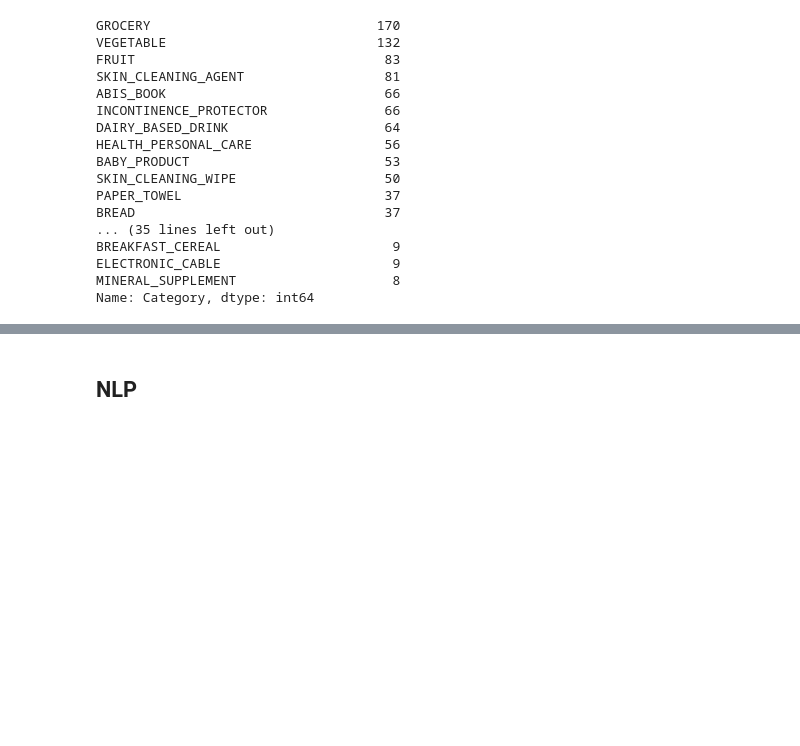
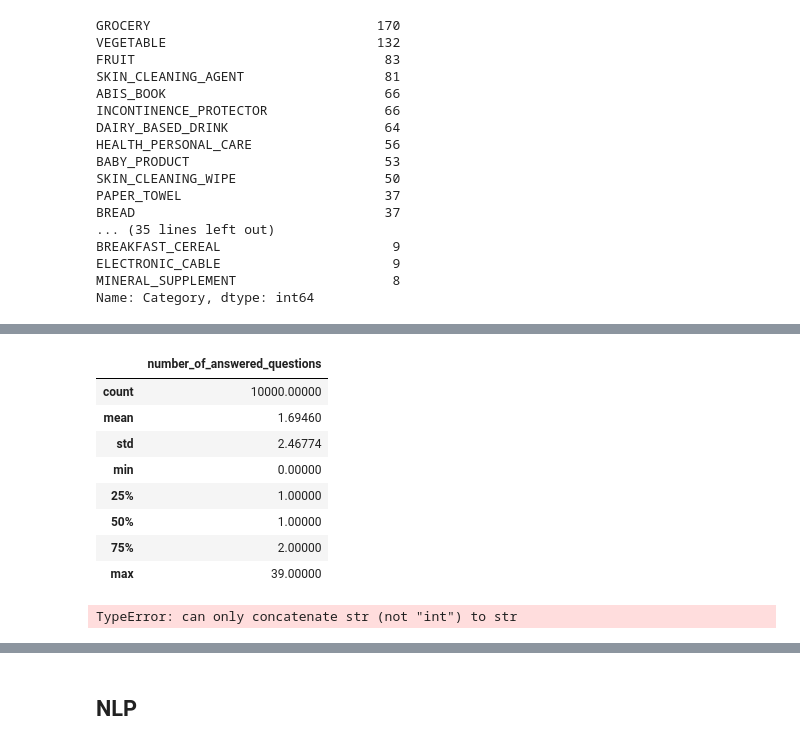
Before and after one commit to cotica/capstone, a Jupyter notebook: code/Amazon-order-history-EDA.ipynb, the cells around one changed output, grey strips where cells are left out. Cells and saved outputs as stored; diff of their text form; code cells hidden in the pictures; blank space fills up the shorter version.

```diff
--- a/code/Amazon-order-history-EDA.ipynb
+++ b/code/Amazon-order-history-EDA.ipynb
@@ -224,0 +309,16 @@ ecom['']
+# %%
+ecom.describe()
+# %% [output]
+|  | number_of_answered_questions |
+| count | 10000.00000 |
+| mean | 1.69460 |
+| std | 2.46774 |
+| min | 0.00000 |
+| 25% | 1.00000 |
+| 50% | 1.00000 |
+| 75% | 2.00000 |
+| max | 39.00000 |
+# %%
+ecom['price'].mean()
+# %% [output]
+TypeError: can only concatenate str (not "int") to str
```
Also changed, not shown: parts of 19 cells of this notebook.
